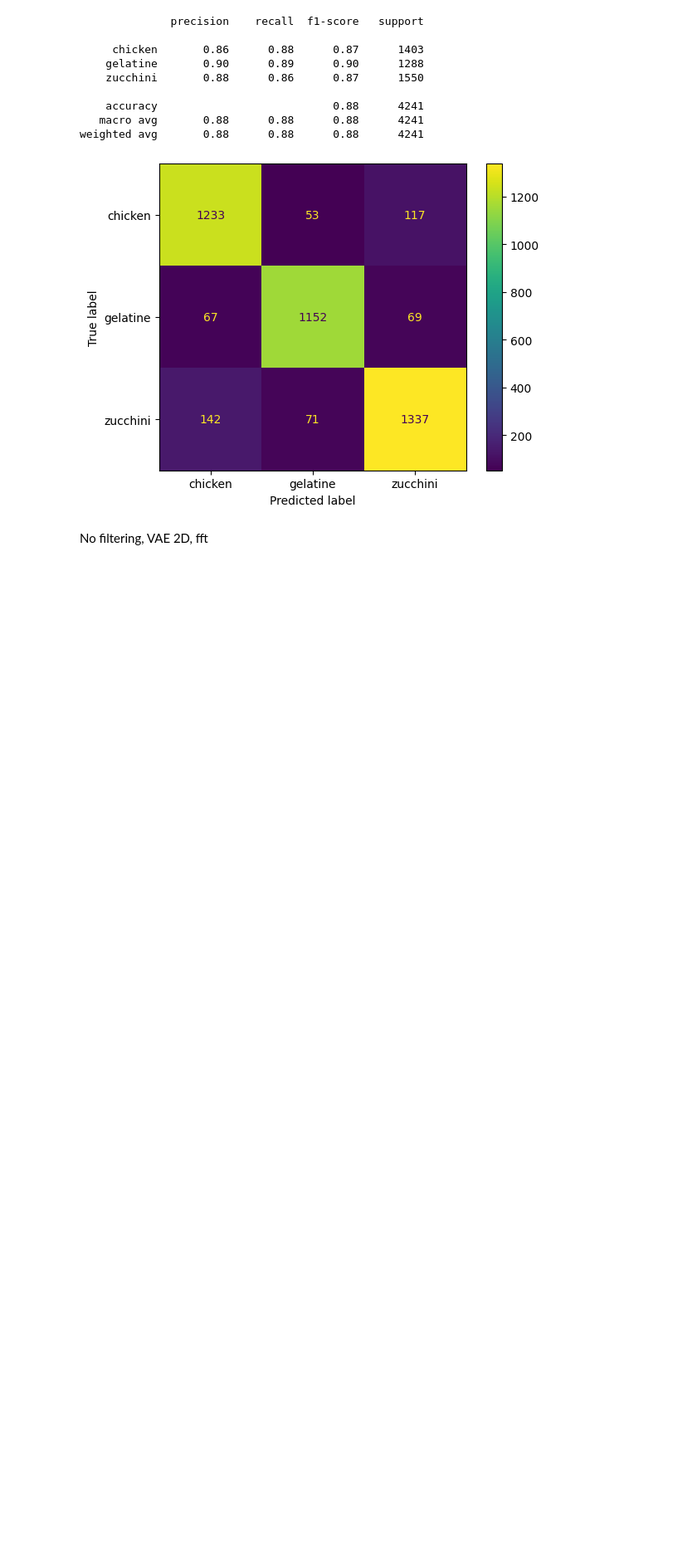
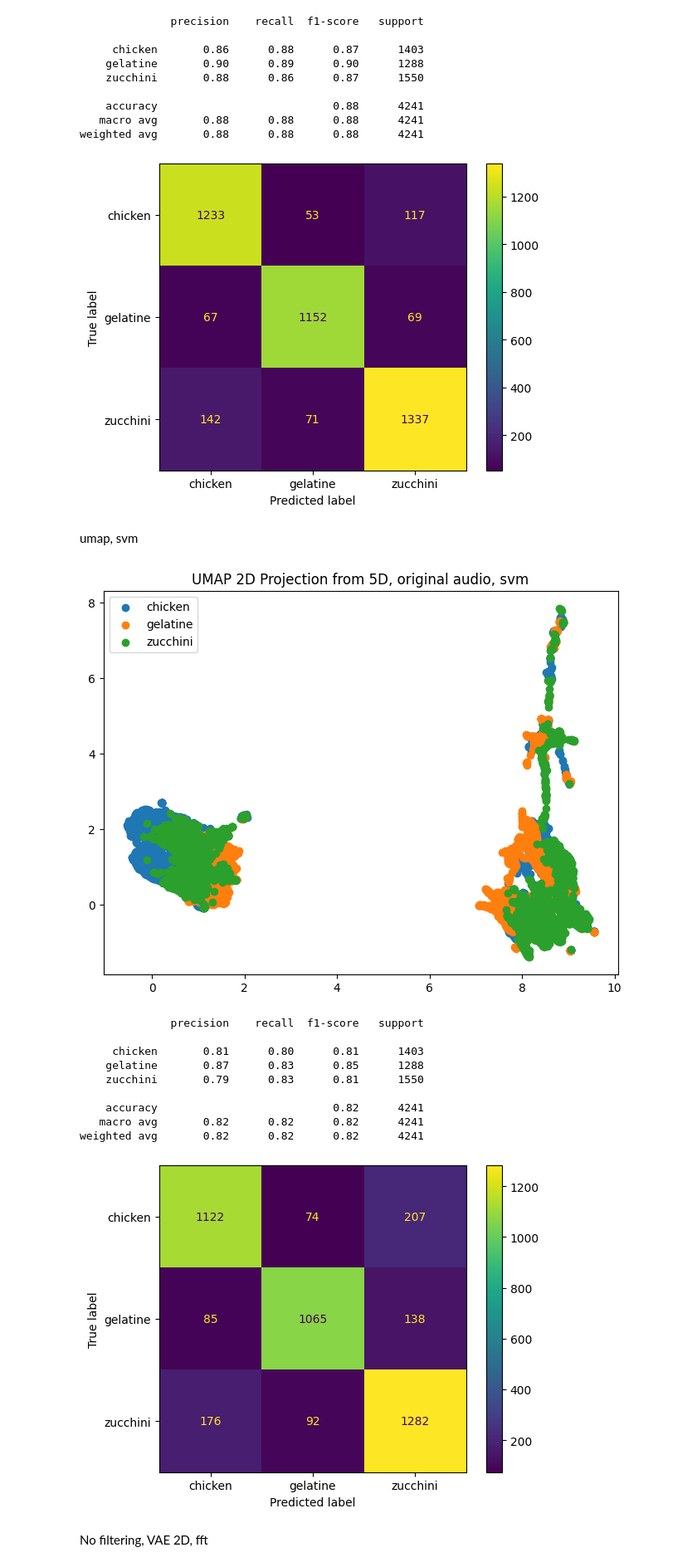
Before and after one commit to MartynaSokolowska/Vibroacoustic-analysis, a Jupyter notebook: evaluation.ipynb, the cells around one changed output. Shown at 83% size. Cells and saved outputs as stored; diff of their text form; code cells hidden in the pictures; blank space fills up the shorter version.

```diff
--- a/evaluation.ipynb
+++ b/evaluation.ipynb
@@ -108,6 +145,29 @@ show_confusion_matrix(y_pred, y_test, display_labels=clf.classes_)
    macro avg       0.88      0.88      0.88      4241
 weighted avg       0.88      0.88      0.88      4241
 [figure]
+# %% [markdown]
+umap, svm
+# %%
+features, labels = get_all_features("results")
+X_5d = reduce_dimensionality_UMAP(features, components=5)
+plot2D(X_5d[:, :2], labels, title="UMAP 2D Projection from 5D, original audio, svm")
+X_train, X_test, y_train, y_test = train_test_split(X_5d, labels, test_size=0.3, random_state=42)
+clf = SVC()
+clf.fit(X_train, y_train)
+y_pred = evaluate_classifier(clf, X_test, y_test)
+show_confusion_matrix(y_pred, y_test, display_labels=clf.classes_)
+# %% [output]
+[figure, added]
+              precision    recall  f1-score   support
+
+     chicken       0.81      0.80      0.81      1403
+    gelatine       0.87      0.83      0.85      1288
+    zucchini       0.79      0.83      0.81      1550
+
+    accuracy                           0.82      4241
+   macro avg       0.82      0.82      0.82      4241
+weighted avg       0.82      0.82      0.82      4241
+[figure, added]
 # %% [markdown]
 No filtering, VAE 2D, fft
 # %%
```
Also changed, not shown: parts of 9 cells of this notebook, 1 other file.
